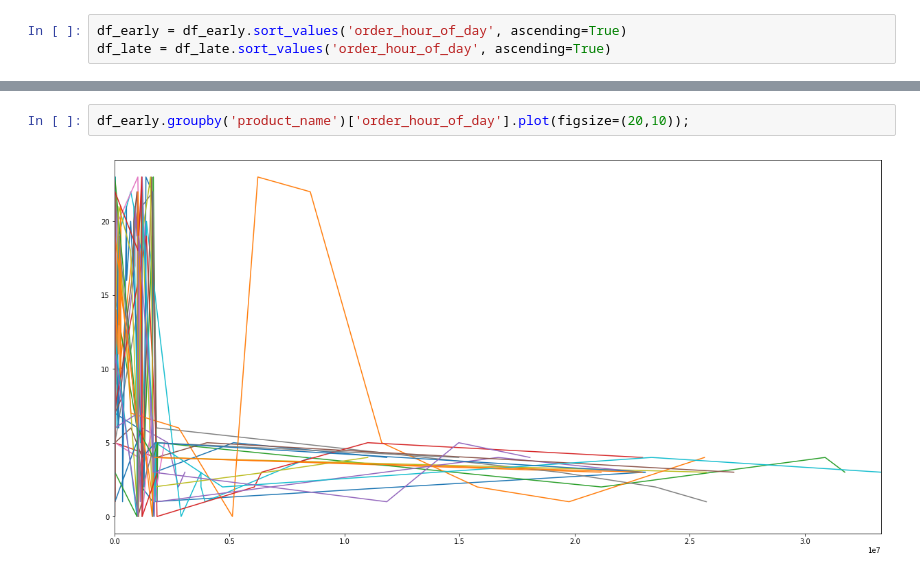
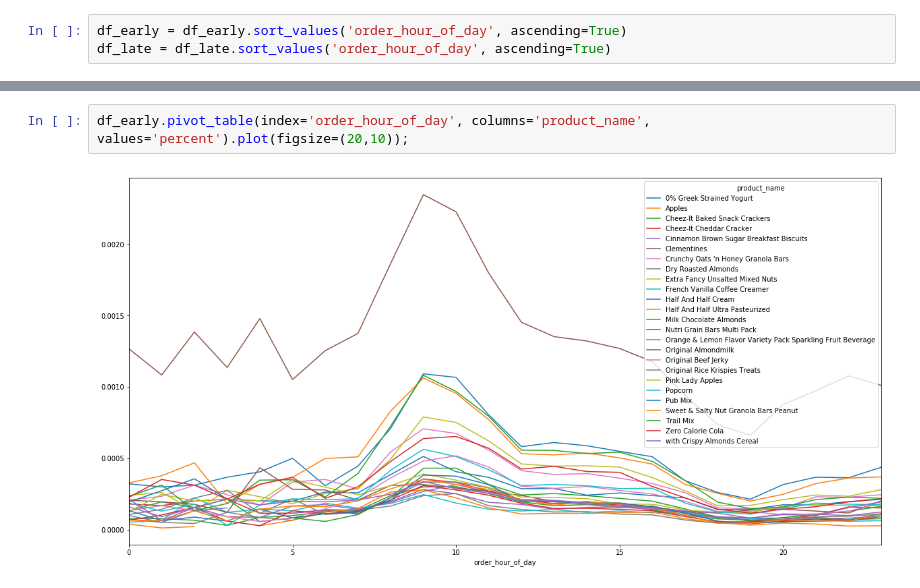
Before and after one commit to ngriggs/DS-Unit-1-Sprint-2-Data-Wrangling-and-Storytelling, a Jupyter notebook: module1-join-and-reshape-data/LS_DS_121_Join_and_Reshape_Data.ipynb, the cells around one changed output, grey strips where cells are left out. Saved outputs shown, nothing was run; the diff lists cells and outputs as text.

```diff
--- a/module1-join-and-reshape-data/LS_DS_121_Join_and_Reshape_Data.ipynb
+++ b/module1-join-and-reshape-data/LS_DS_121_Join_and_Reshape_Data.ipynb
@@ -825,4 +809,4 @@ df_early.groupby('order_hour_of_day').plot();
 # %%
-df_early.groupby('product_name')['order_hour_of_day'].plot(figsize=(20,10));
+df_early.pivot_table(index='order_hour_of_day', columns='product_name', values='percent').plot(figsize=(20,10));
 # %% [output]
-[figure, old version]
+[figure, new version]
```
Also changed, not shown: parts of 9 cells of this notebook.
